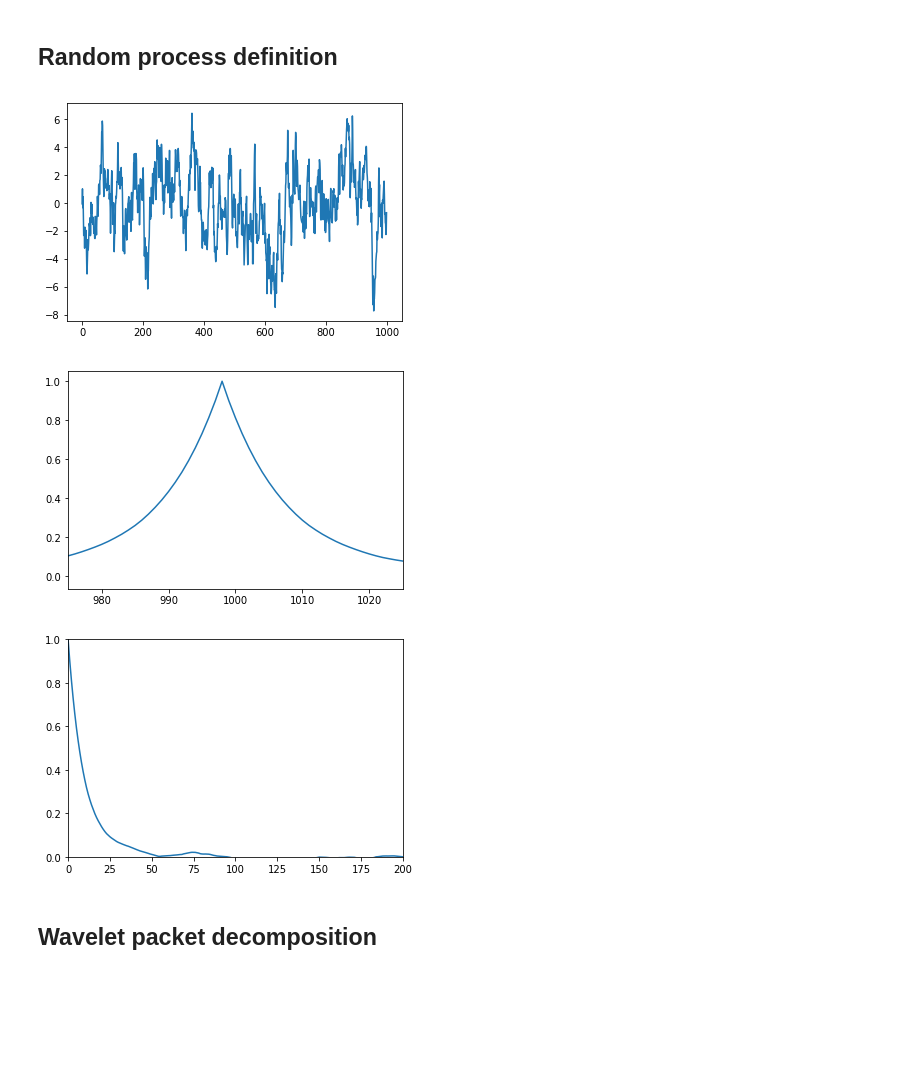
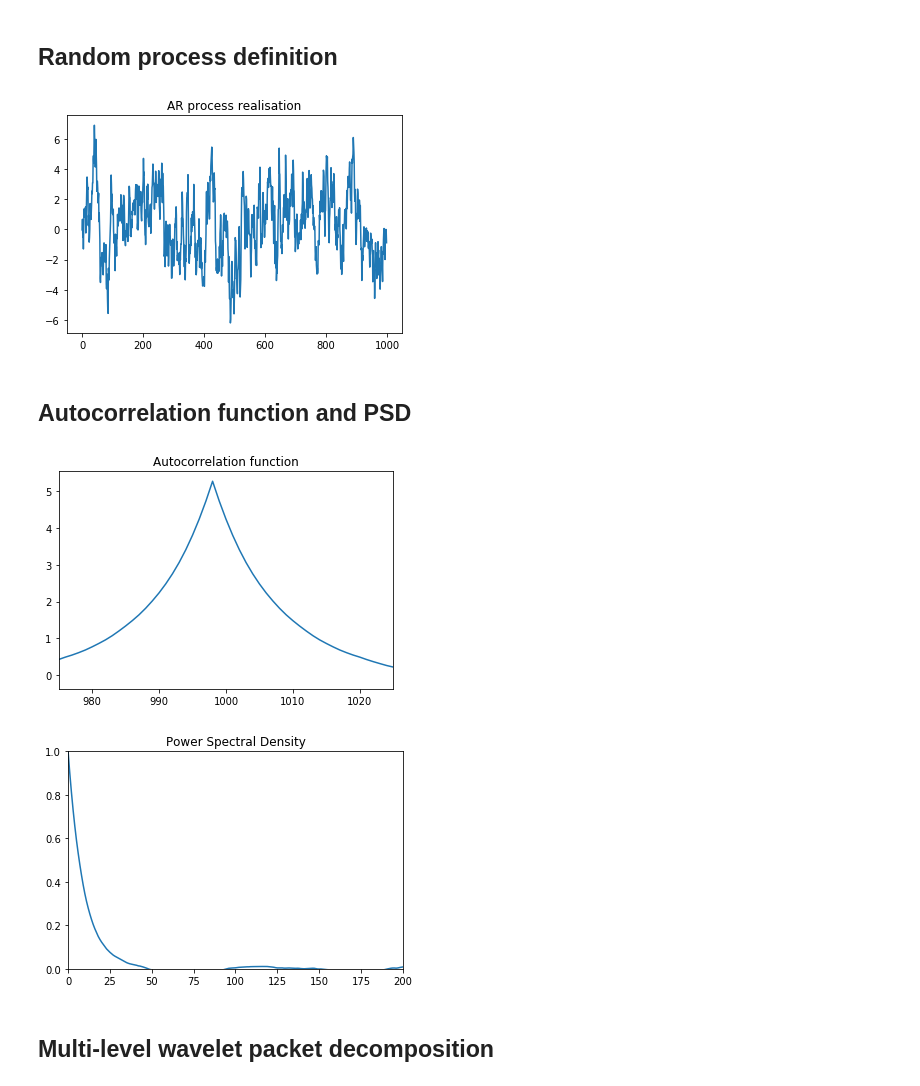
Before and after one commit to gonzaq94/Wavelets, a Jupyter notebook: wavelets simulations.ipynb, the cells around one changed output. Cells and saved outputs as stored; diff of their text form; code cells hidden in the pictures; blank space fills up the shorter version.

Commit message:
wavelet simulations finished

```diff
--- a/wavelets simulations.ipynb
+++ b/wavelets simulations.ipynb
@@ -18,17 +18,20 @@ def ar_process(N, alpha):
 # %%
 N = 1000
 alpha = 0.9
 X = []
 X_actual = 0
 for i in range(1,N):
     X_plus = alpha * X_actual + np.random.randn()
     X.append(X_plus)
     X_actual = X_plus
 
 plt.plot(X)
+plt.title("AR process realisation")
 plt.show()
 # %% [output]
-[figure, old version]
+[figure, new version]
+# %% [markdown]
+## Autocorrelation function and PSD
 # %%
 N = 1000
 alpha = 0.9
@@ -46,18 +49,22 @@ for j in range(Nrealisations):
 
 R = R/Nrealisations
 
-plt.plot(R/max(R))
+var = 1/(1-alpha**2)
+
+plt.plot(R/max(R)*var)
 plt.xlim([1000-25,1000+25])
+plt.title("Autocorrelation function")
 plt.show()
 # %% [output]
-[figure, old version]
+[figure, new version]
 # %%
 psd = np.fft.fftshift(R)
 plt.plot(psd/psd[0])
 plt.xlim([0,200])
 plt.ylim([0,1])
+plt.title("Power Spectral Density")
 plt.show()
 # %% [output]
-[figure, old version]
+[figure, new version]
 # %% [markdown]
- ## Wavelet packet decomposition
+ ## Multi-level wavelet packet decomposition
```
Also changed, not shown: parts of 21 cells of this notebook.
